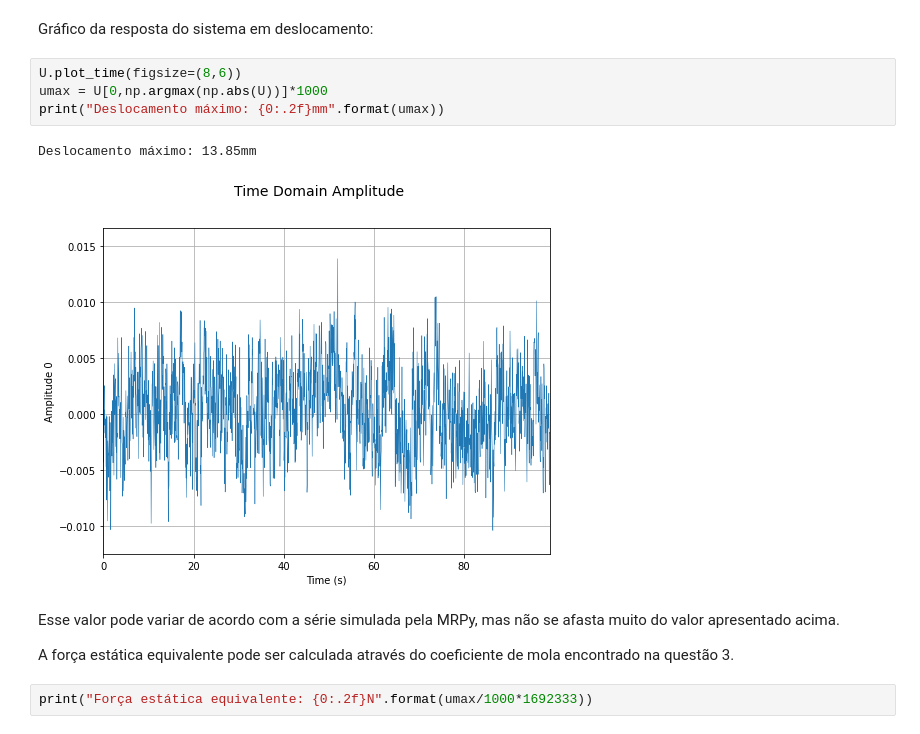
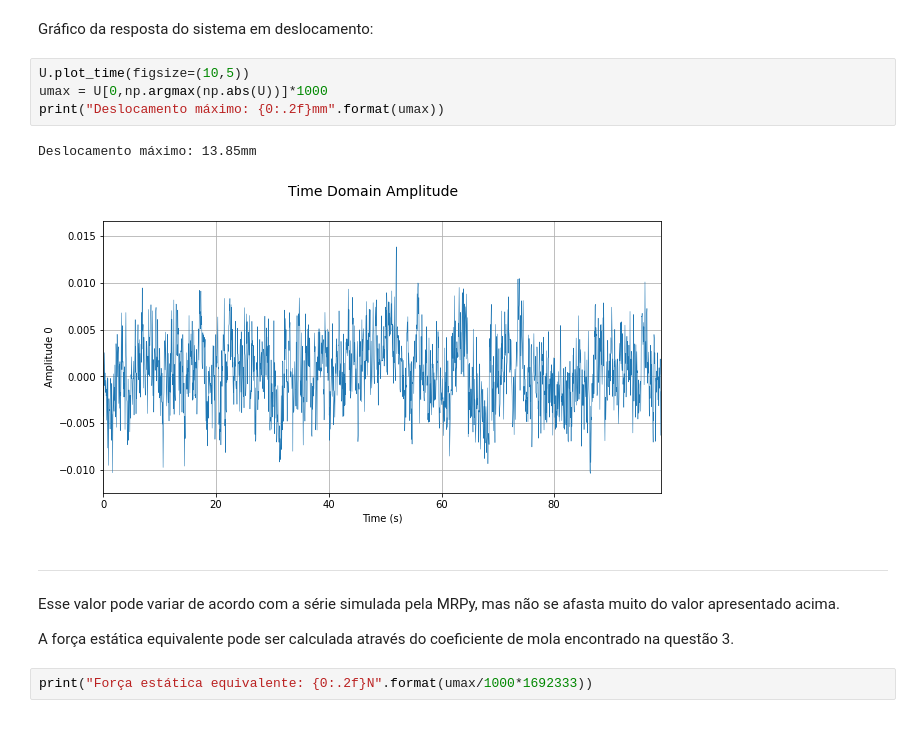
Before and after one commit to GarciaGabe/vibracoes, a Jupyter notebook: Provas/PEC00025A_221_P2/PEC00025A_221_P2.ipynb, the cells around one changed output. Saved outputs shown, nothing was run; the diff lists cells and outputs as text.

```diff
--- a/Provas/PEC00025A_221_P2/PEC00025A_221_P2.ipynb
+++ b/Provas/PEC00025A_221_P2/PEC00025A_221_P2.ipynb
@@ -354,13 +354,15 @@ Valor r.m.s da resposta em deslocamento: 3.668 mm
 # %% [markdown]
 Gráfico da resposta do sistema em deslocamento:
 # %%
-U.plot_time(figsize=(8,6))
+U.plot_time(figsize=(10,5))
 umax = U[0,np.argmax(np.abs(U))]*1000
 print("Deslocamento máximo: {0:.2f}mm".format(umax))
 # %% [output]
 Deslocamento máximo: 13.85mm
-[figure, old version]
+[figure, new version]
 # %% [markdown]
+
+___
 Esse valor pode variar de acordo com a série simulada pela MRPy, mas não se afasta muito do valor apresentado acima.
 
 A força estática equivalente pode ser calculada através do coeficiente de mola encontrado na questão 3.
```
